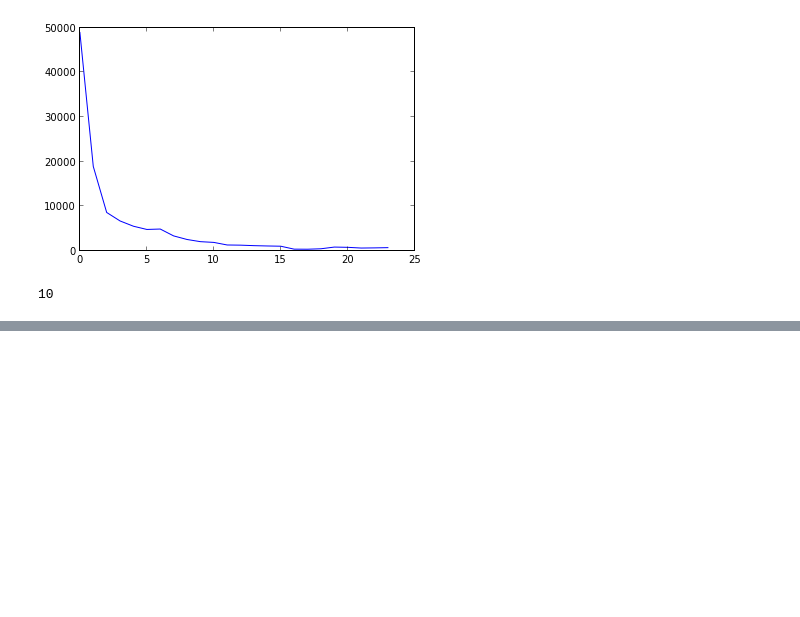
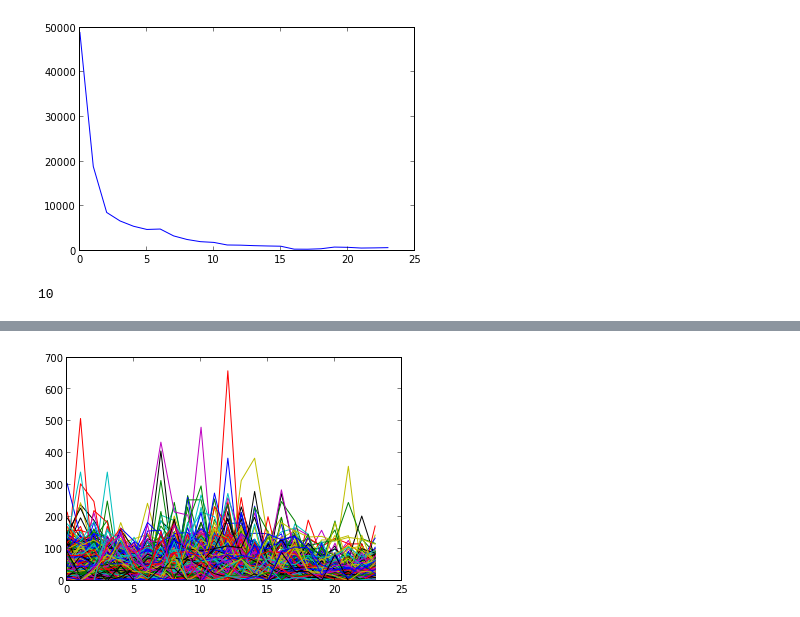
Before and after one commit to jscalderon3227/Tarea-4, a Jupyter notebook: Clusteringhomicidios.ipynb, the cells around one changed output, grey strips where cells are left out. Saved outputs shown, nothing was run; the diff lists cells and outputs as text; code cells hidden in the pictures; blank space fills up the shorter version.

```diff
--- a/Clusteringhomicidios.ipynb
+++ b/Clusteringhomicidios.ipynb
@@ -122,0 +223,8 @@ print(matrizcambiodebase)
+# %%
+for i in range(numdatos):
+    if vectoridentificacion3[i]==0:
+        plot(informacion[i,:])
+
+#primer centro
+# %% [output]
+[figure, added]
```
Also changed, not shown: parts of 21 cells of this notebook.
